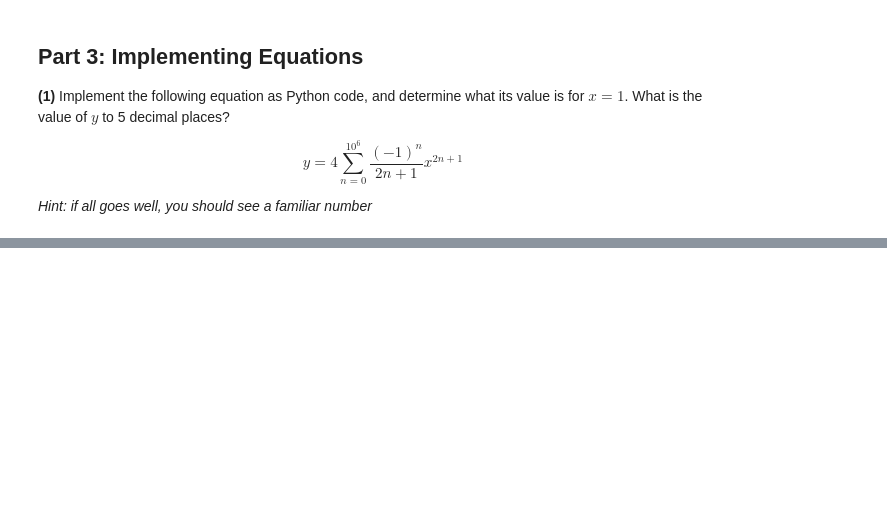
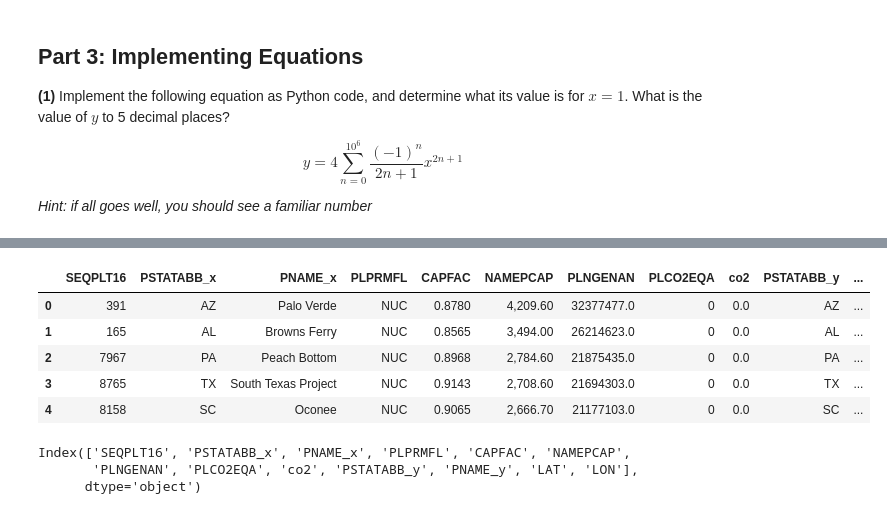
Before and after one commit to nickeubank/MIDS_Python_Knowledge_Assessment, a Jupyter notebook: SOLUTIONS_MIDS_Python_Knowledge_Assessment.ipynb, the cells around one changed output, grey strips where cells are left out. Saved outputs shown, nothing was run; the diff lists cells and outputs as text; code cells hidden in the pictures; blank space fills up the shorter version.

```diff
--- a/SOLUTIONS_MIDS_Python_Knowledge_Assessment.ipynb
+++ b/SOLUTIONS_MIDS_Python_Knowledge_Assessment.ipynb
@@ -205,0 +153,4 @@ There also are a couple of "gotchas" to watch out for with this dataset:
+# %%
+import pandas as pd
+egrid = pd.read_csv('/users/nick/downloads/egrid2016.csv')
+egrid.head()
@@ -205,0 +173,5 @@ There also are a couple of "gotchas" to watch out for with this dataset:
+# %%
+egrid['co2'] = egrid['PLCO2EQA'].str.replace(',', '')
+egrid['co2'] = egrid['co2'].str.replace('NaN', '')
+egrid['co2'] = egrid['co2'].astype('float')
+egrid.loc[egrid['co2'] == egrid['co2'].max()]
@@ -205,0 +183,3 @@ There also are a couple of "gotchas" to watch out for with this dataset:
+# %%
+egrid = egrid.sort_values('PLNGENAN', ascending=False)
+egrid.head()
@@ -205,0 +229,3 @@ There also are a couple of "gotchas" to watch out for with this dataset:
+# %%
+locations = pd.read_excel('/users/nick/downloads/egrid2016_locations.xlsx',
+                         header = 1)
@@ -205,0 +241,16 @@ There also are a couple of "gotchas" to watch out for with this dataset:
+# %%
+merged = pd.merge(egrid, locations, on='SEQPLT16', validate='1:1')
+merged.head()
+# %% [output]
+|  | SEQPLT16 | PSTATABB_x | PNAME_x | PLPRMFL | CAPFAC | NAMEPCAP | PLNGENAN | PLCO2EQA | co2 | PSTATABB_y | ... |
+| 0 | 391 | AZ | Palo Verde | NUC | 0.8780 | 4,209.60 | 32377477.0 | 0 | 0.0 | AZ | ... |
+| 1 | 165 | AL | Browns Ferry | NUC | 0.8565 | 3,494.00 | 26214623.0 | 0 | 0.0 | AL | ... |
+| 2 | 7967 | PA | Peach Bottom | NUC | 0.8968 | 2,784.60 | 21875435.0 | 0 | 0.0 | PA | ... |
+| 3 | 8765 | TX | South Texas Project | NUC | 0.9143 | 2,708.60 | 21694303.0 | 0 | 0.0 | TX | ... |
+| 4 | 8158 | SC | Oconee | NUC | 0.9065 | 2,666.70 | 21177103.0 | 0 | 0.0 | SC | ... |
+# %%
+merged.columns
+# %% [output]
+Index(['SEQPLT16', 'PSTATABB_x', 'PNAME_x', 'PLPRMFL', 'CAPFAC', 'NAMEPCAP',
+       'PLNGENAN', 'PLCO2EQA', 'co2', 'PSTATABB_y', 'PNAME_y', 'LAT', 'LON'],
+      dtype='object')
```
Also changed, not shown: parts of 36 cells of this notebook, 2 other files.
